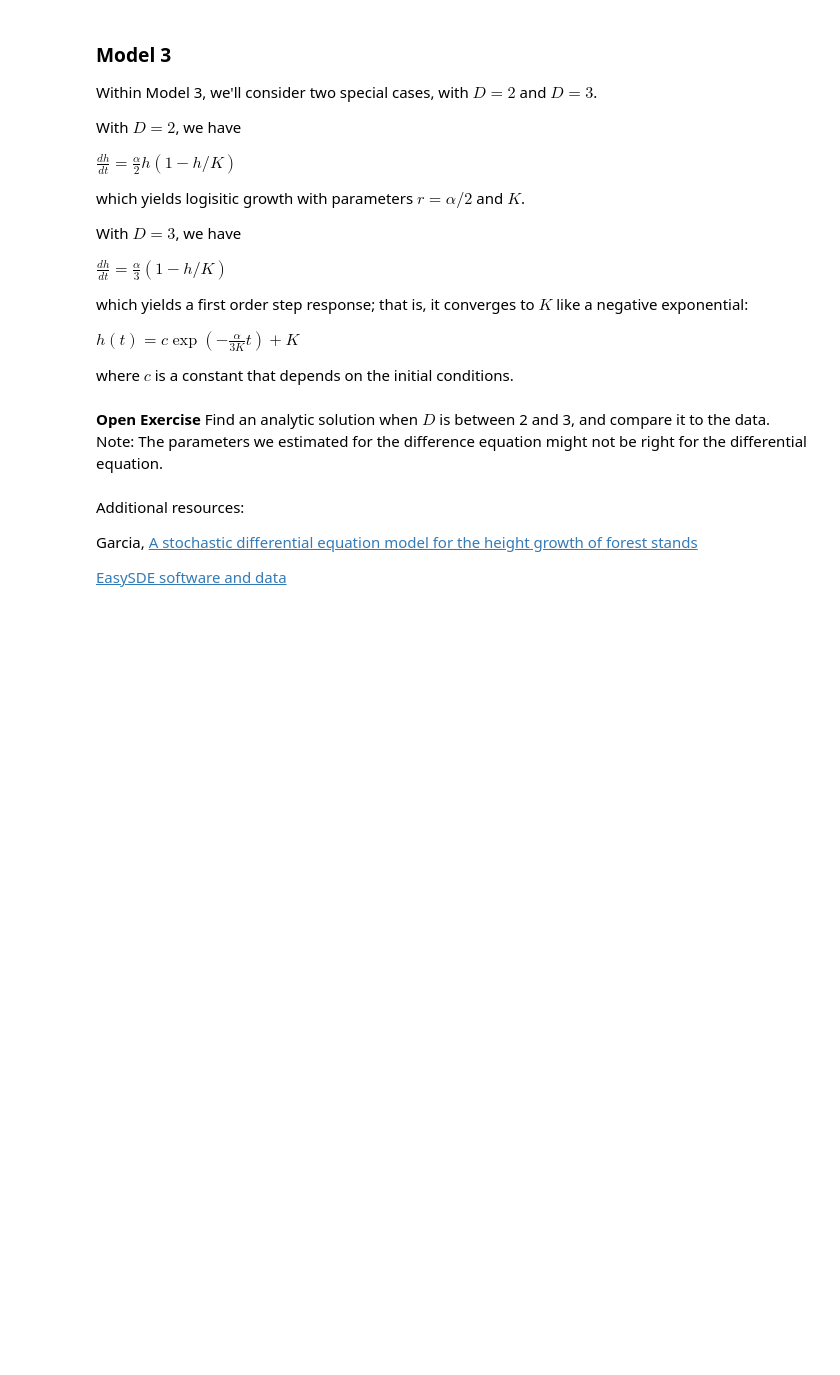
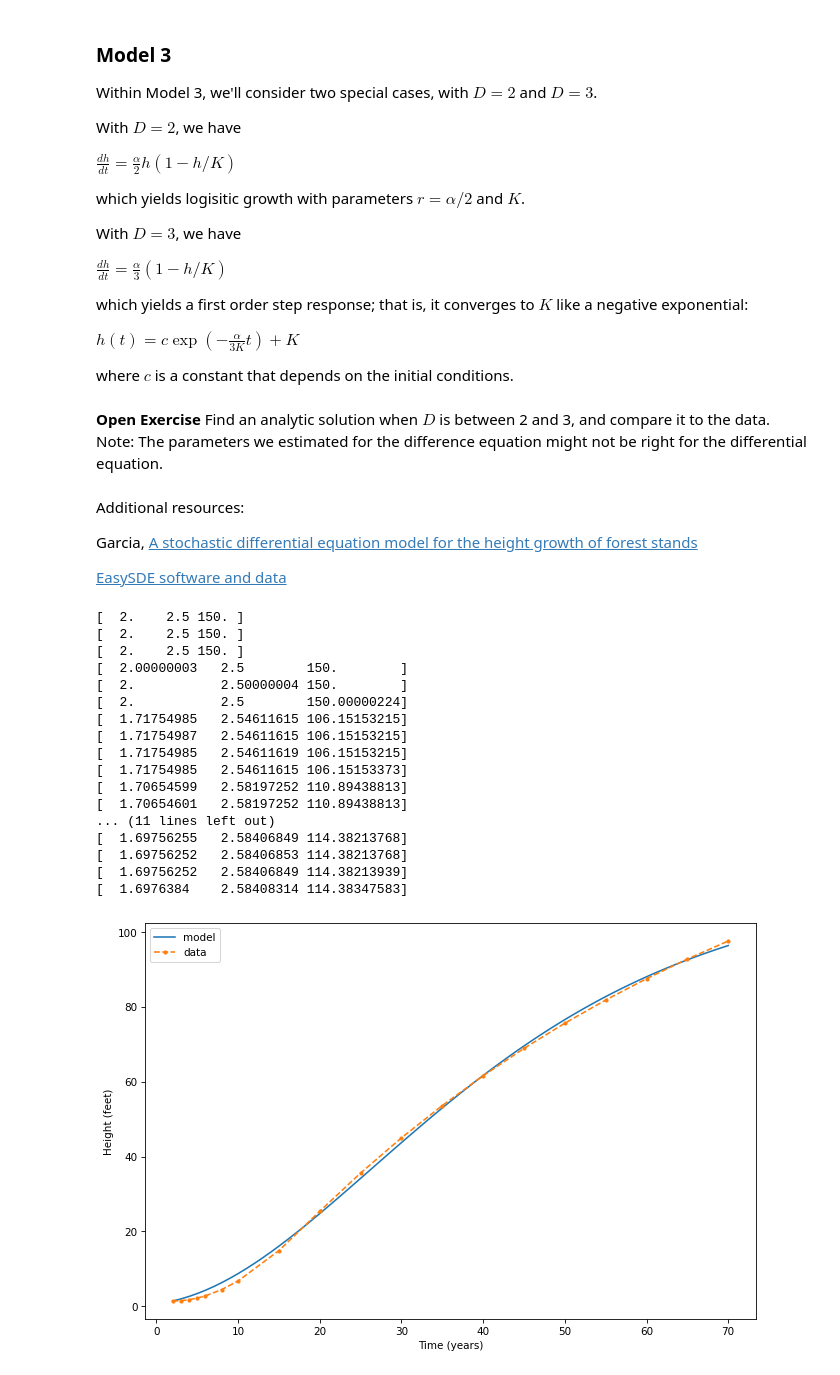
Before and after one commit to wutmeownow/phys441, a Jupyter notebook: JupyterNotebooks/Week9/trees.ipynb, the cells around one changed output. Saved outputs shown, nothing was run; the diff lists cells and outputs as text; code cells hidden in the pictures; blank space fills up the shorter version.

```diff
--- a/JupyterNotebooks/Week9/trees.ipynb
+++ b/JupyterNotebooks/Week9/trees.ipynb
@@ -557,3 +557,28 @@ Garcia, [A stochastic differential equation model for the
 height growth of forest stands](http://citeseerx.ist.psu.edu/viewdoc/download;jsessionid=664FED1E46ABCBF6E16741C294B79976?doi=10.1.1.608.81&rep=rep1&type=pdf)
 
 [EasySDE software and data](http://forestgrowth.unbc.ca/)
+# %%
+data2 = site45
+best_params2, details = leastsq(error_func, params, data2, update3)
+system2 = make_system(best_params2, data2)
+results2 = run_simulation(system2, update3)
+plot_results(results2, data2)
+# %% [output]
+[  2.    2.5 150. ]
+[  2.    2.5 150. ]
+[  2.    2.5 150. ]
+[  2.00000003   2.5        150.        ]
+[  2.           2.50000004 150.        ]
+[  2.           2.5        150.00000224]
+[  1.71754985   2.54611615 106.15153215]
+[  1.71754987   2.54611615 106.15153215]
+[  1.71754985   2.54611619 106.15153215]
+[  1.71754985   2.54611615 106.15153373]
+[  1.70654599   2.58197252 110.89438813]
+[  1.70654601   2.58197252 110.89438813]
+... (11 lines left out)
+[  1.69756255   2.58406849 114.38213768]
+[  1.69756252   2.58406853 114.38213768]
+[  1.69756252   2.58406849 114.38213939]
+[  1.6976384    2.58408314 114.38347583]
+[figure, added]
```
Also changed, not shown: parts of 9 cells of this notebook.
